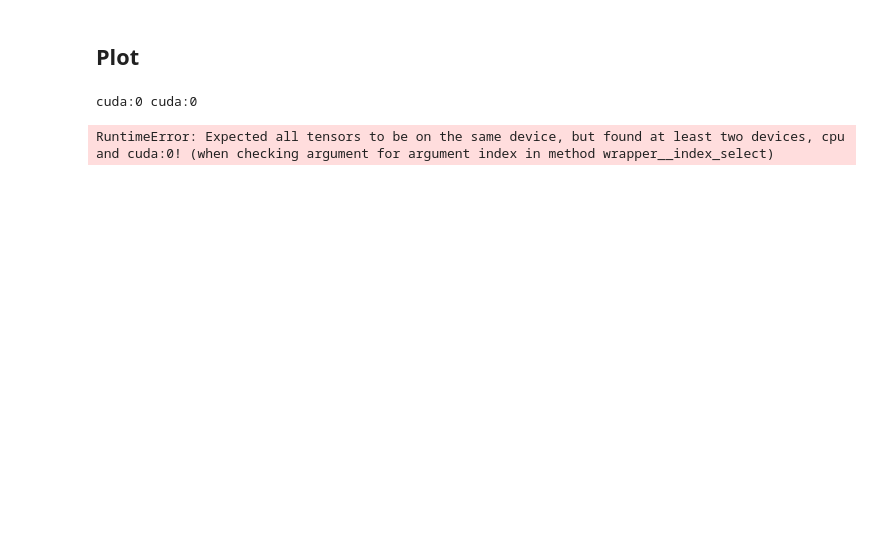
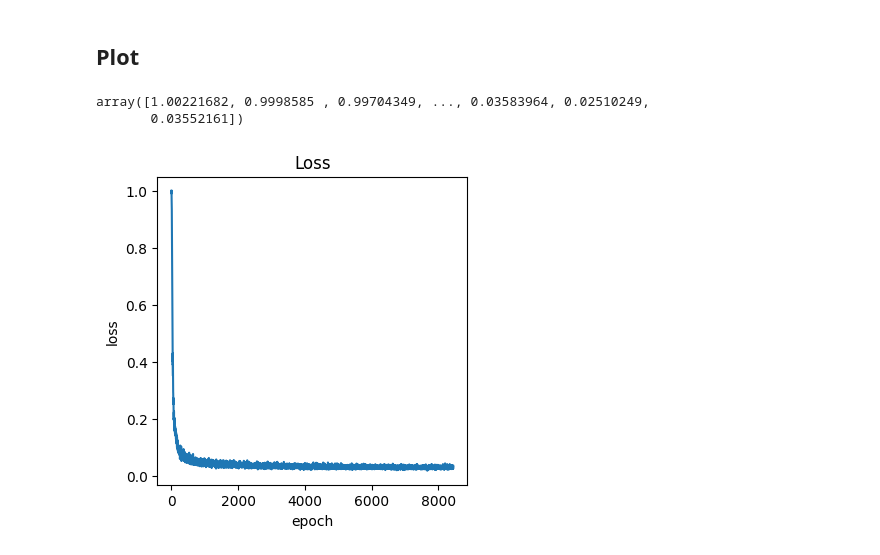
Before and after one commit to jsr-p/pmldiku-exam-paper, a Jupyter notebook: code/notebooks/A/diffusion.ipynb, the cells around one changed output. Cells and saved outputs as stored; diff of their text form; code cells hidden in the pictures; blank space fills up the shorter version.

Commit message:
Added diffusion model, and utils. Needs a little more refactor

```diff
--- a/code/notebooks/A/diffusion.ipynb
+++ b/code/notebooks/A/diffusion.ipynb
@@ -93,7 +53,11 @@ model = diffusion.LightningDiffusion(config=config)
 # %%
-# from pytorch_lightning.callbacks import TQDMProgressBar
-# callbacks = [TQDMProgressBar()]
-trainer = pl.Trainer(max_epochs=epochs, devices=1, accelerator=device_name)
+cb_model_checkpoint, cb_early_stopping, cb_progress_bar, cb_loss, cb_lr_monitor = (
+    ModelCheckpoint(), EarlyStopping('mse_metric'),
+    TQDMProgressBar(), diffusion_utils.DiffusionLossCallback(), LearningRateMonitor('step'))
+
+callbacks = [cb_model_checkpoint, cb_early_stopping, cb_progress_bar, cb_loss, cb_lr_monitor]
+
+trainer = pl.Trainer(max_epochs=epochs, devices=1, accelerator=device_name, callbacks=callbacks, auto_lr_find=True)
 trainer.fit(model=model, train_dataloaders=loader)
 # %% [output]
 GPU available: True (cuda), used: True
@@ -117,11 +96,2 @@ Setting diffusion params to: cuda:0
 # %% [markdown]
 ## Plot
-# %%
-generated = diffusion_utils.generate_new_images(
-        model,
-        n_samples=100,
-        device=device
-    )
-# %% [output]
-cuda:0 cuda:0
-RuntimeError: Expected all tensors to be on the same device, but found at least two devices, cpu and cuda:0! (when checking argument for argument index in method wrapper__index_select)
@@ -129,0 +98,8 @@ diffusion_utils.show_images(generated, "Final result")
+# %%
+losses = np.array(cb_loss.train_loss)
+model_utils.plot_loss(losses)
+losses
+# %% [output]
+array([1.00221682, 0.9998585 , 0.99704349, ..., 0.03583964, 0.02510249,
+       0.03552161])
+[figure, added]
```
Also changed, not shown: parts of 13 cells of this notebook, 2 other files.
